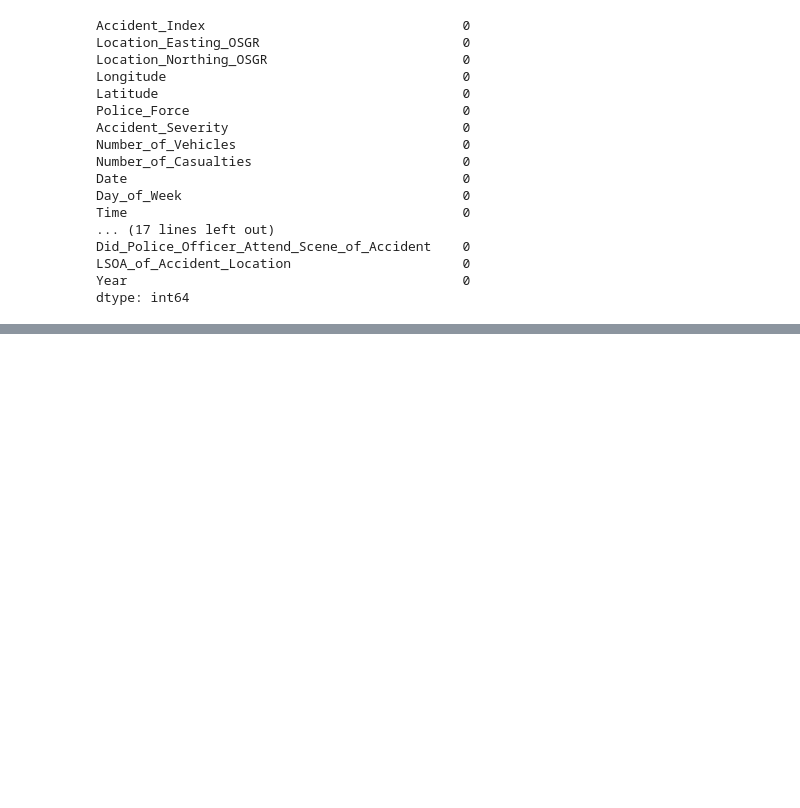
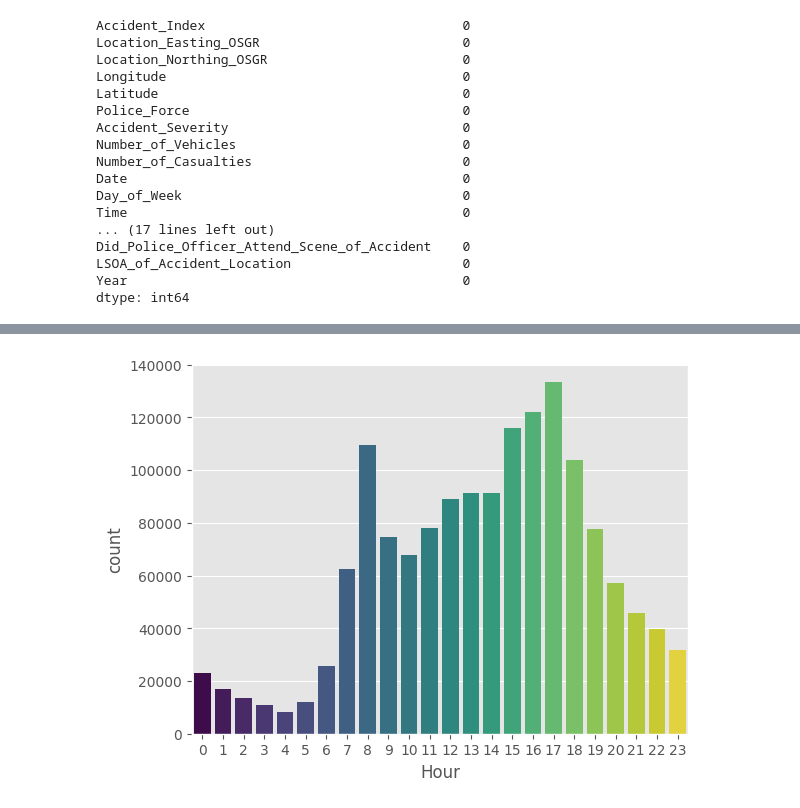
Before and after one commit to Doug-Vo/ML-Self-Project, a Jupyter notebook: EDA/uk_accident.ipynb, the cells around one changed output, grey strips where cells are left out. Saved outputs shown, nothing was run; the diff lists cells and outputs as text; code cells hidden in the pictures; blank space fills up the shorter version.

```diff
--- a/EDA/uk_accident.ipynb
+++ b/EDA/uk_accident.ipynb
@@ -170,0 +203,8 @@ dtype: int64
+# %%
+df['Time'] = pd.to_datetime(df['Time'])
+df['Hour'] = df['Time'].dt.hour
+# %%
+sns.countplot(data=df, x='Hour', hue='Hour', palette='viridis', legend=False)
+plt.show()
+# %% [output]
+[figure, added]
```
Also changed, not shown: parts of 19 cells of this notebook.
